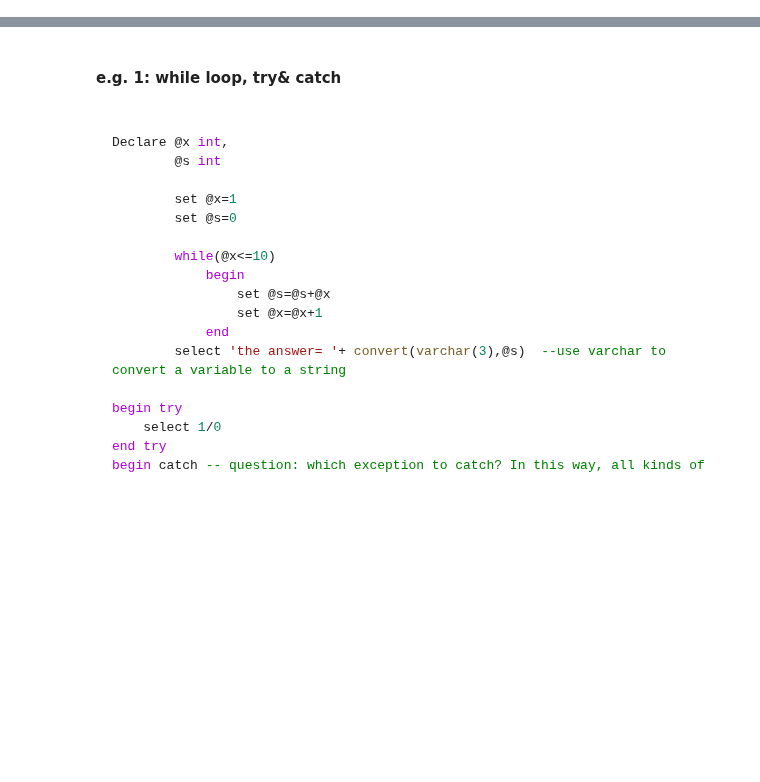
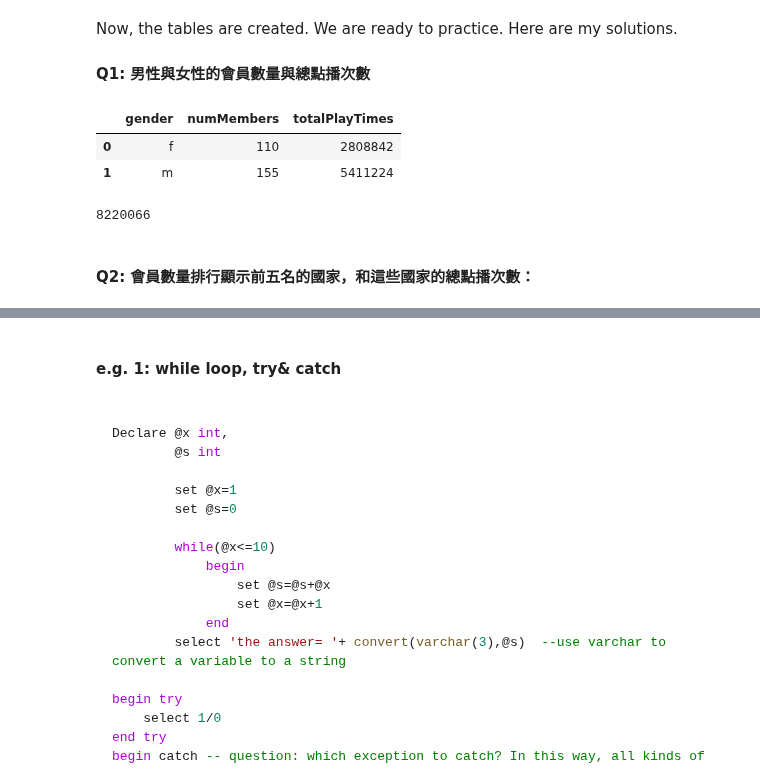
Before and after one commit to ScarletMcLearn/Notebooks, a Jupyter notebook: SQL_Basics.ipynb, the cells around one changed output, grey strips where cells are left out. Cells and saved outputs as stored; diff of their text form; code cells hidden in the pictures; blank space fills up the shorter version.

```diff
--- a/SQL_Basics.ipynb
+++ b/SQL_Basics.ipynb
@@ -2,0 +76,4 @@
+# %% [markdown]
+Now, the tables are created. We are ready to practice. Here are my solutions.
+
+#### Q1: 男性與女性的會員數量與總點播次數
@@ -2,0 +85,14 @@
+# %%
+df=pd.read_csv('q1.csv')
+# %%
+df
+# %% [output]
+|  | gender | numMembers | totalPlayTimes |
+| 0 | f | 110 | 2808842 |
+| 1 | m | 155 | 5411224 |
+# %%
+sum(df['totalPlayTimes']) # 總點播次數
+# %% [output]
+8220066
+# %% [markdown]
+#### Q2: 會員數量排行顯示前五名的國家，和這些國家的總點播次數：
```
Also changed, not shown: parts of 45 cells of this notebook.
